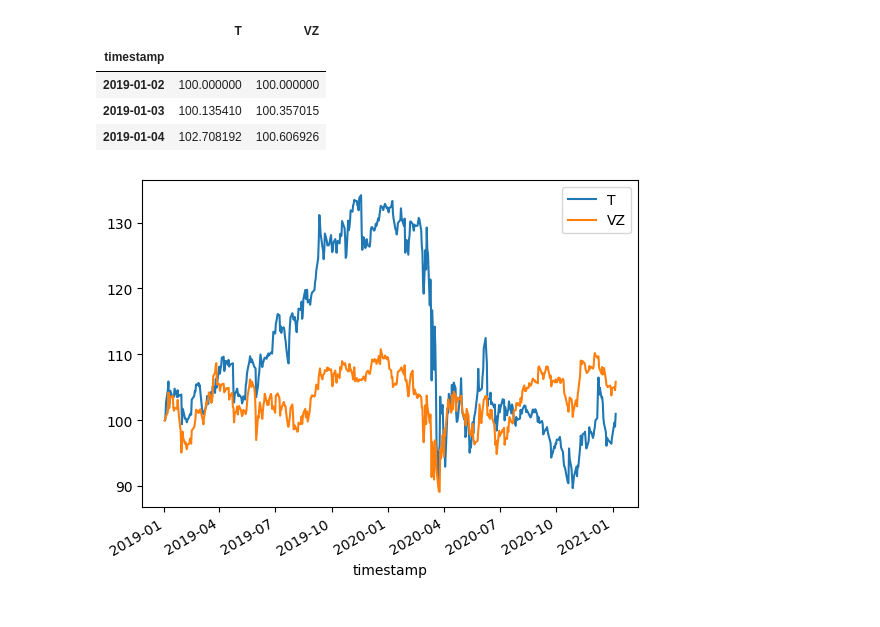
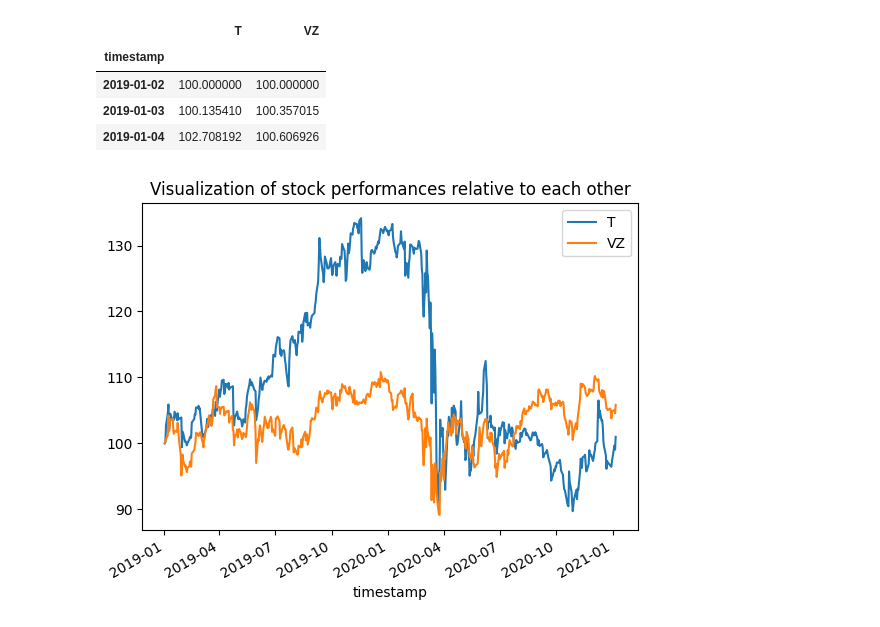
Before and after one commit to pallabee/Time-Series-for-Stock-Price-Prediction, a Jupyter notebook: data preparation/data_extraction.ipynb, the cells around one changed output. Cells and saved outputs as stored; diff of their text form; code cells hidden in the pictures.

```diff
--- a/data preparation/data_extraction.ipynb
+++ b/data preparation/data_extraction.ipynb
@@ -14,0 +18,3 @@ def normalize(df):
+# %%
+def extract_slice(df):
+    return df.sort_index().loc[START_DATE:END_DATE]
@@ -19,3 +26,5 @@ df_T = load_csv_parse("T")
+# %%
+df_T = load_csv_parse(ATT)
 # %%
 df_T.info()
 # %% [output]
@@ -36,3 +43,5 @@ df_VZ = load_csv_parse("VZ")
+# %%
+df_VZ = load_csv_parse(VERIZON)
 # %%
 df_VZ.info()
 # %% [output]
@@ -68,8 +77,8 @@ Data columns (total 5 columns):
 dtypes: float64(4), int64(1)
 memory usage: 216.9 KB
 # %%
-dataset = pd.concat([df_T.close,df_VZ.close],axis = 1,keys = ['T', 'VZ'])
-dataset = dataset.sort_index().loc['2019-01-01':'2021-01-06']
+dataset = pd.concat([df_T.close,df_VZ.close],axis = 1,keys = [ATT, VERIZON])
+dataset = extract_slice(dataset)
 # %%
 dataset.head()
 # %% [output]
@@ -112,7 +121,7 @@ normalized.head(3)
 | 2019-01-03 | 100.135410 | 100.357015 |
 | 2019-01-04 | 102.708192 | 100.606926 |
 # %%
-# Visualization of stock performance relative to each other
-normalized.plot();
+normalized.plot()
+plt.title("Visualization of stock performances relative to each other");
 # %% [output]
-[figure, old version]
+[figure, new version]
```
Also changed, not shown: parts of 20 cells of this notebook.
